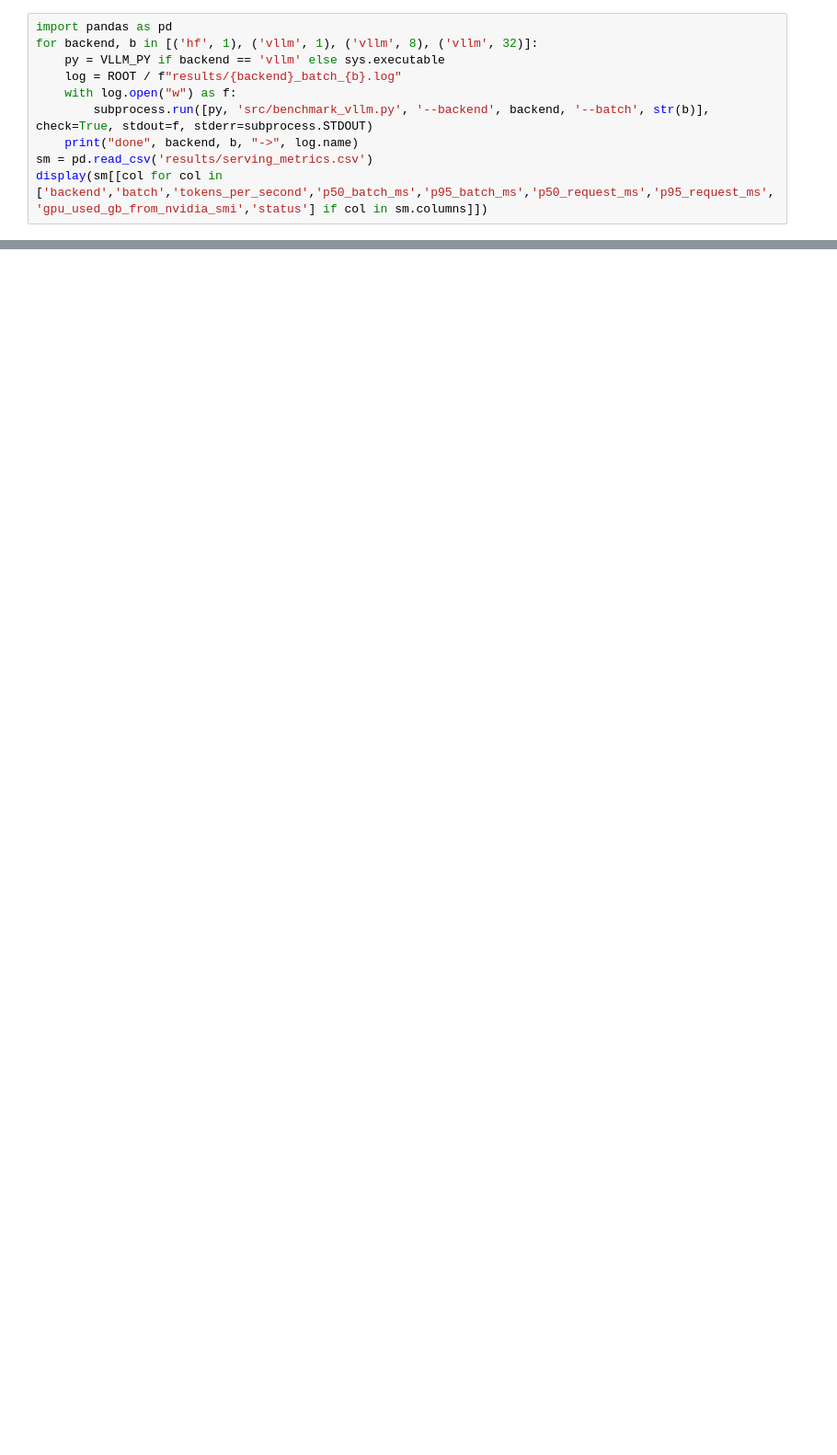
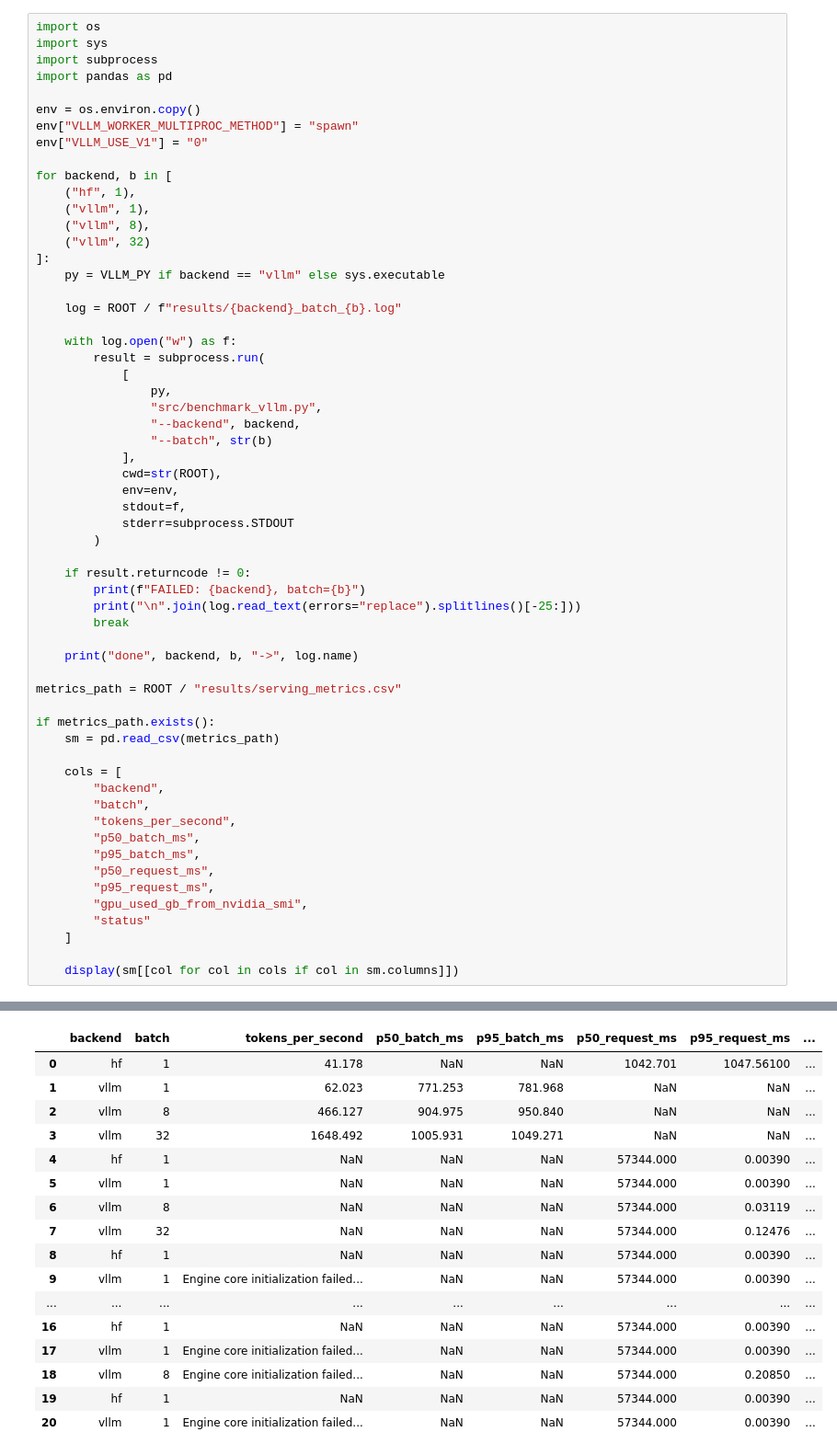
Before and after one commit to kavyaayyappan1998/DATA266---2738, a Jupyter notebook: GPU_Assignment2/gpu-assignment-ii/notebooks/GPU_Assignment_II_Main (1).ipynb, the cells around one changed output, grey strips where cells are left out. Shown at 92% size. Cells and saved outputs as stored; diff of their text form; blank space fills up the shorter version.

```diff
--- a/GPU_Assignment2/gpu-assignment-ii/notebooks/GPU_Assignment_II_Main (1).ipynb
+++ b/GPU_Assignment2/gpu-assignment-ii/notebooks/GPU_Assignment_II_Main (1).ipynb
@@ -191,10 +550,60 @@ Separate causal LM (`serving_model` in the YAML). The vLLM runs use `VLLM_PY`; t
 # %%
+import os
+import sys
+import subprocess
 import pandas as pd
-for backend, b in [('hf', 1), ('vllm', 1), ('vllm', 8), ('vllm', 32)]:
-    py = VLLM_PY if backend == 'vllm' else sys.executable
+
+env = os.environ.copy()
+env["VLLM_WORKER_MULTIPROC_METHOD"] = "spawn"
+env["VLLM_USE_V1"] = "0"
+
+for backend, b in [
+    ("hf", 1),
+    ("vllm", 1),
+    ("vllm", 8),
+    ("vllm", 32)
+]:
+    py = VLLM_PY if backend == "vllm" else sys.executable
+
     log = ROOT / f"results/{backend}_batch_{b}.log"
+
     with log.open("w") as f:
-        subprocess.run([py, 'src/benchmark_vllm.py', '--backend', backend, '--batch', str(b)], check=True, stdout=f, stderr=subprocess.STDOUT)
+        result = subprocess.run(
+            [
+                py,
+                "src/benchmark_vllm.py",
+                "--backend", backend,
+                "--batch", str(b)
+            ],
+            cwd=str(ROOT),
+            env=env,
+            stdout=f,
+            stderr=subprocess.STDOUT
+        )
+
+    if result.returncode != 0:
+        print(f"FAILED: {backend}, batch={b}")
+        print("\n".join(log.read_text(errors="replace").splitlines()[-25:]))
+        break
+
     print("done", backend, b, "->", log.name)
-sm = pd.read_csv('results/serving_metrics.csv')
-display(sm[[col for col in ['backend','batch','tokens_per_second','p50_batch_ms','p95_batch_ms','p50_request_ms','p95_request_ms','gpu_used_gb_from_nvidia_smi','status'] if col in sm.columns]])
+
+metrics_path = ROOT / "results/serving_metrics.csv"
+
+if metrics_path.exists():
+    sm = pd.read_csv(metrics_path)
+
+    cols = [
+        "backend",
+        "batch",
+        "tokens_per_second",
+        "p50_batch_ms",
+        "p95_batch_ms",
+        "p50_request_ms",
+        "p95_request_ms",
+        "gpu_used_gb_from_nvidia_smi",
+        "status"
+    ]
+
+    display(sm[[col for col in cols if col in sm.columns]])
+# %% [output]
@@ -200,0 +627,17 @@ display(sm[[col for col in ['backend','batch','tokens_per_second','p50_batch_ms'
+|  | backend | batch | tokens_per_second | p50_batch_ms | p95_batch_ms | p50_request_ms | p95_request_ms | ... |
+| 0 | hf | 1 | 41.178 | NaN | NaN | 1042.701 | 1047.56100 | ... |
+| 1 | vllm | 1 | 62.023 | 771.253 | 781.968 | NaN | NaN | ... |
+| 2 | vllm | 8 | 466.127 | 904.975 | 950.840 | NaN | NaN | ... |
+| 3 | vllm | 32 | 1648.492 | 1005.931 | 1049.271 | NaN | NaN | ... |
+| 4 | hf | 1 | NaN | NaN | NaN | 57344.000 | 0.00390 | ... |
+| 5 | vllm | 1 | NaN | NaN | NaN | 57344.000 | 0.00390 | ... |
+| 6 | vllm | 8 | NaN | NaN | NaN | 57344.000 | 0.03119 | ... |
+| 7 | vllm | 32 | NaN | NaN | NaN | 57344.000 | 0.12476 | ... |
+| 8 | hf | 1 | NaN | NaN | NaN | 57344.000 | 0.00390 | ... |
+| 9 | vllm | 1 | Engine core initialization failed... | NaN | NaN | 57344.000 | 0.00390 | ... |
+| ... | ... | ... | ... | ... | ... | ... | ... | ... |
+| 16 | hf | 1 | NaN | NaN | NaN | 57344.000 | 0.00390 | ... |
+| 17 | vllm | 1 | Engine core initialization failed... | NaN | NaN | 57344.000 | 0.00390 | ... |
+| 18 | vllm | 8 | Engine core initialization failed... | NaN | NaN | 57344.000 | 0.20850 | ... |
+| 19 | hf | 1 | NaN | NaN | NaN | 57344.000 | 0.00390 | ... |
+| 20 | vllm | 1 | Engine core initialization failed... | NaN | NaN | 57344.000 | 0.00390 | ... |
```
Also changed, not shown: parts of 52 cells of this notebook.
